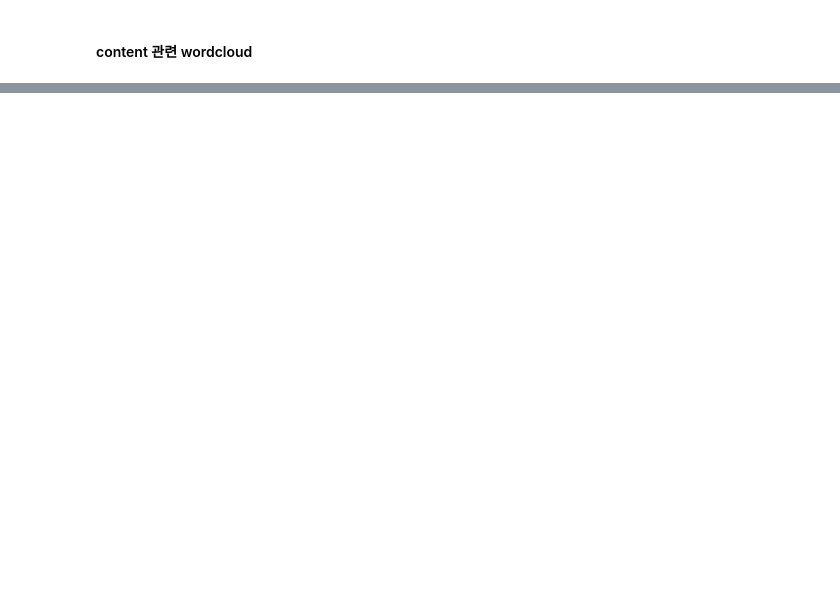
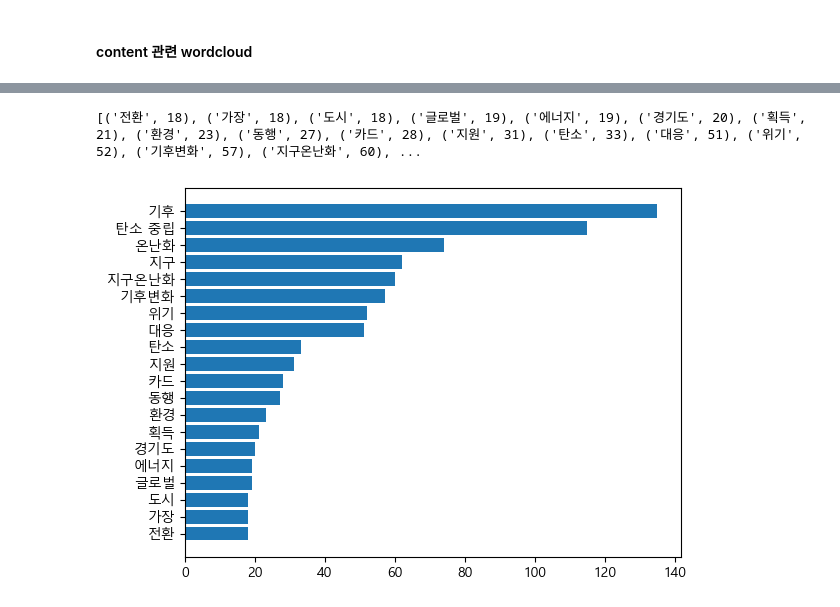
Before and after one commit to Yoon-Ahyeon/TextMining, a Jupyter notebook: practice/text_preprocessing.ipynb, the cells around one changed output, grey strips where cells are left out. Saved outputs shown, nothing was run; the diff lists cells and outputs as text; code cells hidden in the pictures; blank space fills up the shorter version.

```diff
--- a/practice/text_preprocessing.ipynb
+++ b/practice/text_preprocessing.ipynb
@@ -317,0 +358,12 @@ plt.show()
+# %%
+### 불필요 단어 제거
+title = df['title']
+content = df['content']
+
+def clean_text(text):
+    return re.sub(r'\(.*?\)|\[.*?\]|=', '', text)
+
+df['ctitle'] = df['title'].apply(clean_text)
+df['ccontent'] = df['content'].apply(clean_text)
+
+df
@@ -317,0 +384,6 @@ plt.show()
+# %%
+title = df['ctitle']
+content = df['ccontent']
+
+title_list = title.tolist()
+content_list = content.tolist()
@@ -317,0 +428,22 @@ plt.show()
+# %%
+font_name = font_manager.FontProperties(fname="c:/Windows/Fonts/malgun.ttf").get_name()
+rc('font', family=font_name)
+
+const_cnt = {}
+for word in tokens_const:
+    const_cnt[word] = const_cnt.get(word, 0) + 1
+
+def word_graph(cnt, max_words=10):
+
+    sorted_w = sorted(cnt.items(), key=lambda kv: kv[1])
+    print(sorted_w[-max_words:]) # 빈도수가 갈수록 증가하게 나타냄
+    n, w = zip(*sorted_w[-max_words:])
+
+    plt.barh(range(len(n)),w,tick_label=n)
+    #plt.savefig('bar.png')  # 필요한 경우, 그래프를 이미지 파일로 저장한다.
+    plt.show()
+
+word_graph(const_cnt, max_words=20)
+# %% [output]
+[('전환', 18), ('가장', 18), ('도시', 18), ('글로벌', 19), ('에너지', 19), ('경기도', 20), ('획득', 21), ('환경', 23), ('동행', 27), ('카드', 28), ('지원', 31), ('탄소', 33), ('대응', 51), ('위기', 52), ('기후변화', 57), ('지구온난화', 60), ...
+[figure, added]
```
Also changed, not shown: parts of 18 cells of this notebook, 2 other files.
